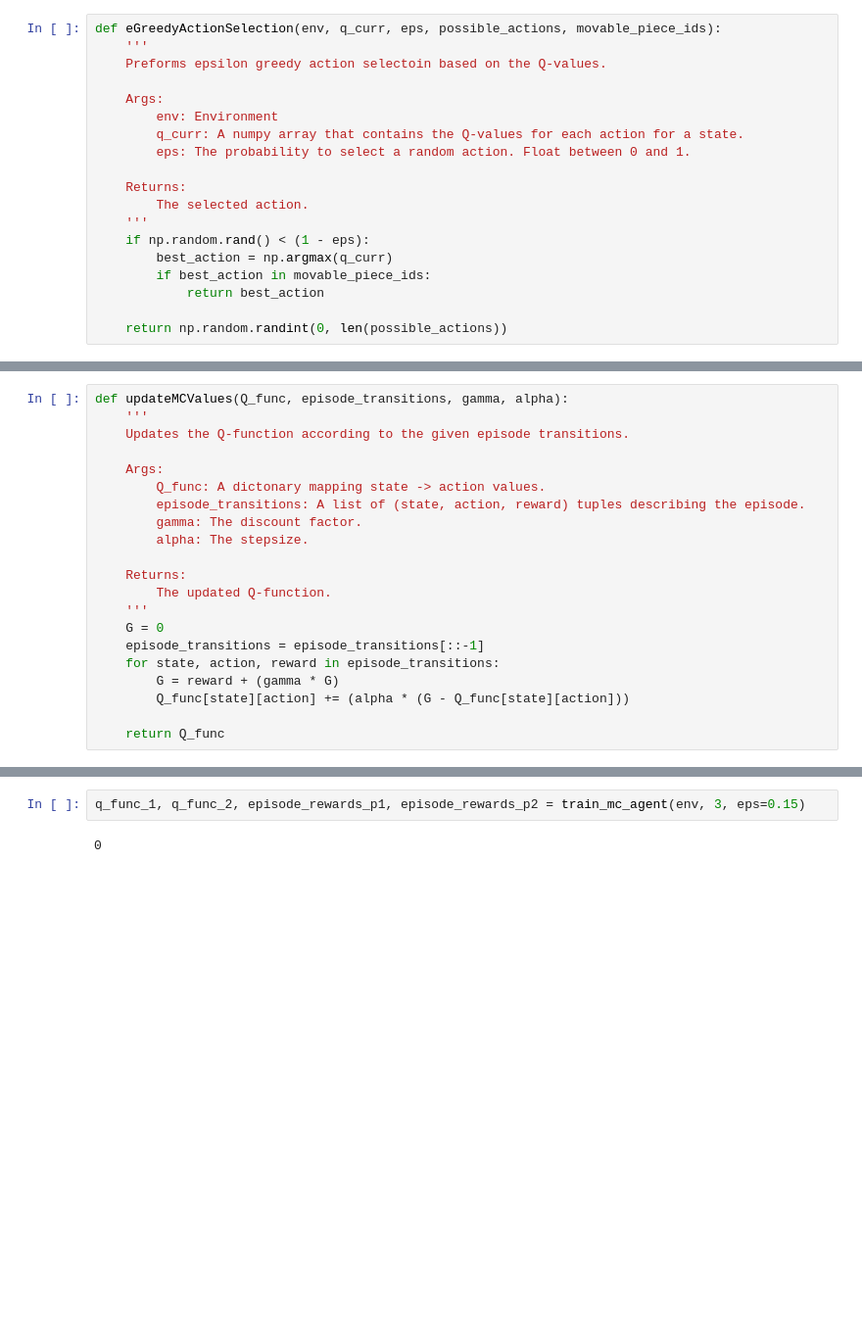
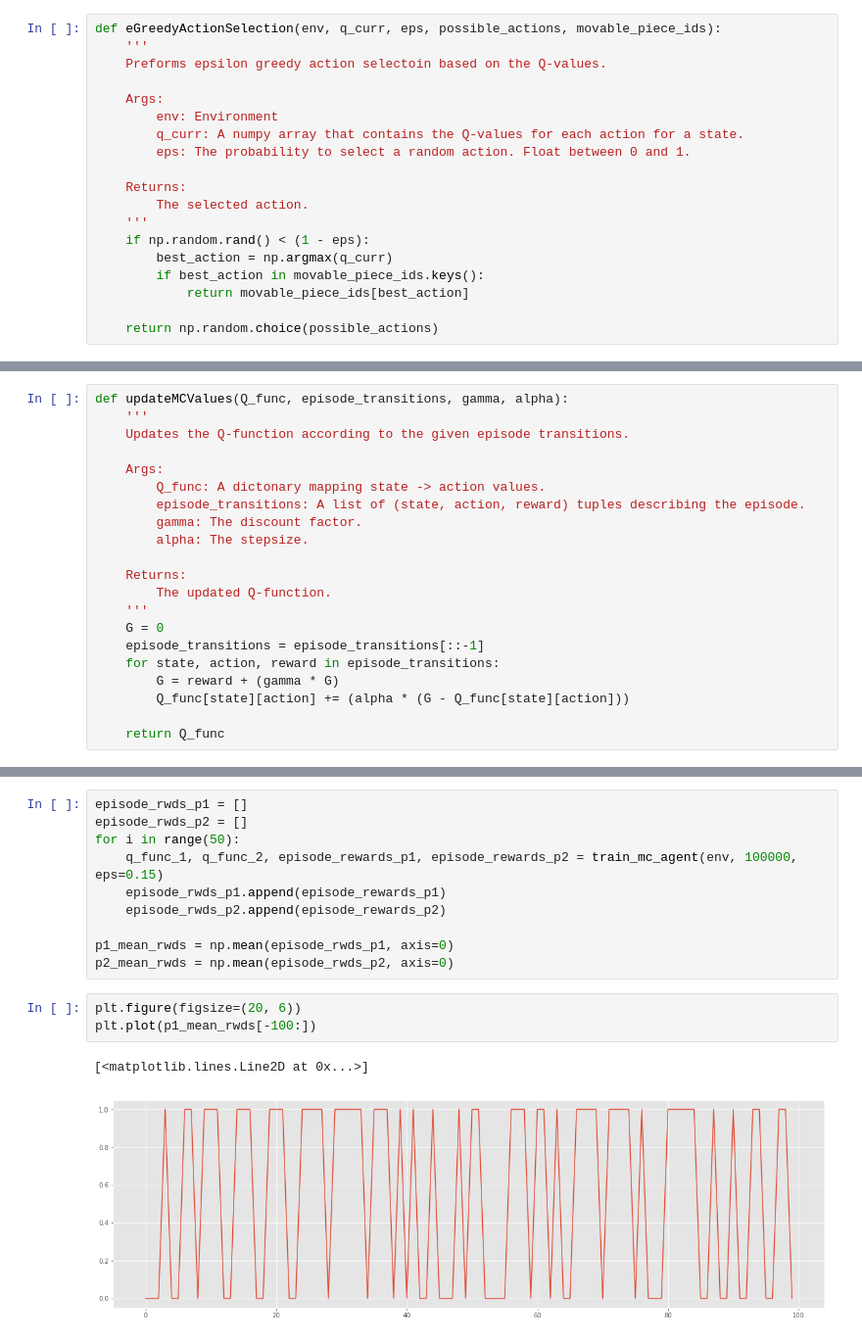
Before and after one commit to malhotra-sidharth/game-of-ur-reinforcement-learning, a Jupyter notebook: Agent-Training-Monte-Carlo.ipynb, the cells around one changed output, grey strips where cells are left out. Shown at 98% size. Saved outputs shown, nothing was run; the diff lists cells and outputs as text; blank space fills up the shorter version.

Commit message:
[TASK] MC Agent Completed

```diff
--- a/Agent-Training-Monte-Carlo.ipynb
+++ b/Agent-Training-Monte-Carlo.ipynb
@@ -21,10 +22,10 @@ def eGreedyActionSelection(env, q_curr, eps, possible_actions, movable_piece_ids
     '''
     if np.random.rand() < (1 - eps):
         best_action = np.argmax(q_curr)
-        if best_action in movable_piece_ids:
-            return best_action
+        if best_action in movable_piece_ids.keys():
+            return movable_piece_ids[best_action]
 
-    return np.random.randint(0, len(possible_actions))
+    return np.random.choice(possible_actions)
 # %%
 # create environment
 env = GoUrEnv(3)
@@ -97,7 +110,19 @@ def train_mc_agent(env, num_episodes, eps=0.1, gamma=1.0, alpha=0.1):
         Q_func_2 = updateMCValues(Q_func_2, episode_transitions_p2, gamma, alpha)
 
     return Q_func_1, Q_func_2, episode_rewards_p1, episode_rewards_p2
-# %%
-q_func_1, q_func_2, episode_rewards_p1, episode_rewards_p2 = train_mc_agent(env, 3, eps=0.15)
-# %% [output]
-0
+# %%
+episode_rwds_p1 = []
+episode_rwds_p2 = []
+for i in range(50):
+    q_func_1, q_func_2, episode_rewards_p1, episode_rewards_p2 = train_mc_agent(env, 100000, eps=0.15)
+    episode_rwds_p1.append(episode_rewards_p1)
+    episode_rwds_p2.append(episode_rewards_p2)
+
+p1_mean_rwds = np.mean(episode_rwds_p1, axis=0)
+p2_mean_rwds = np.mean(episode_rwds_p2, axis=0)
+# %%
+plt.figure(figsize=(20, 6))
+plt.plot(p1_mean_rwds[-100:])
+# %% [output]
+[<matplotlib.lines.Line2D at 0x...>]
+[figure, added]
```
Also changed, not shown: parts of 7 cells of this notebook.
